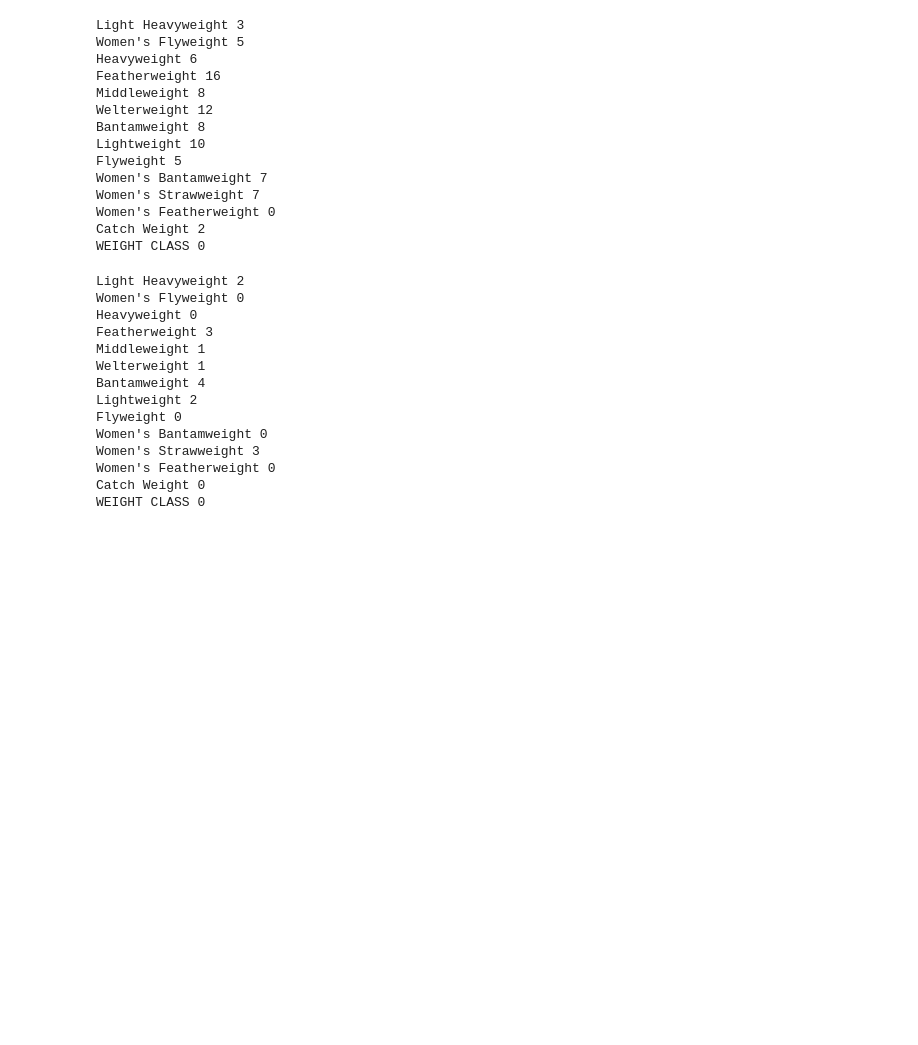
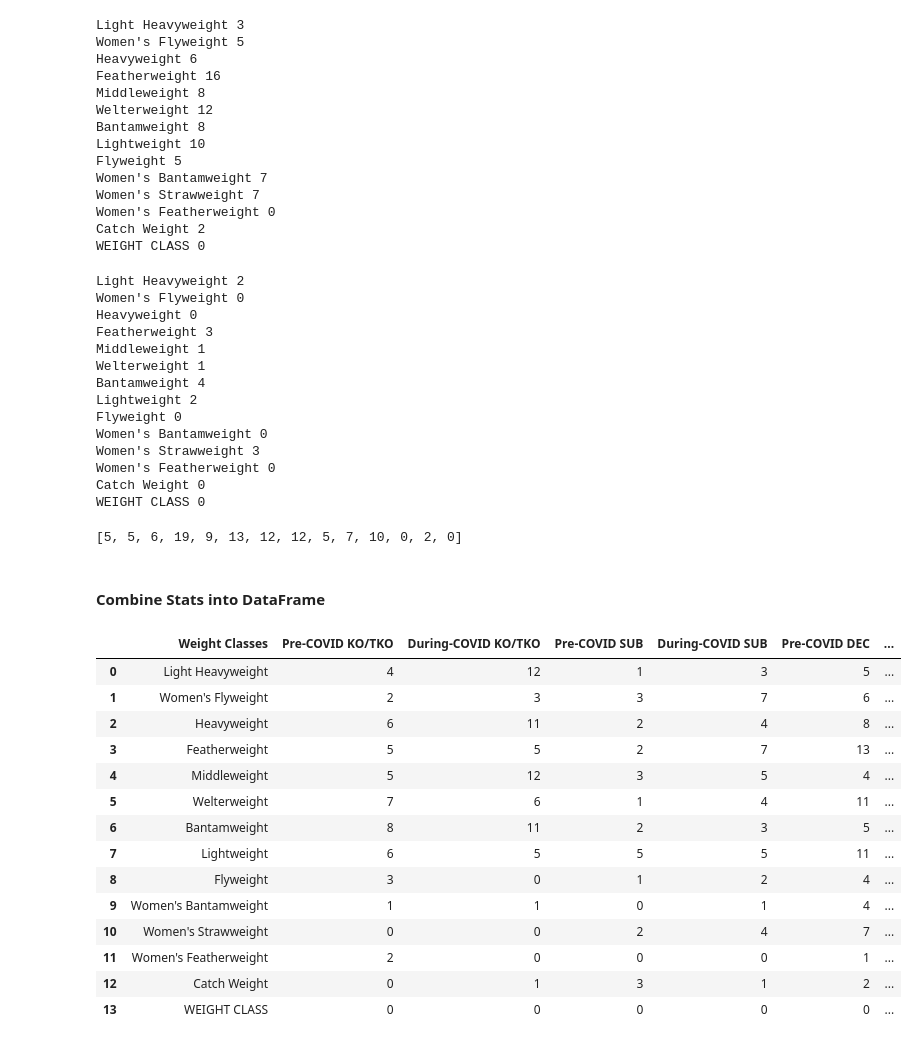
Before and after one commit to yuyhong23/UFC-COVID, a Jupyter notebook: Project_One_Visualization_and_Analysis-SetUp.ipynb, the cells around one changed output. Cells and saved outputs as stored; diff of their text form; code cells hidden in the pictures; blank space fills up the shorter version.

Commit message:
Updated the set up jupyter notebook. Added more scripts for pulling out the data we need for creating graphs. Also created dataframes of those data, to make it easier to graph.

```diff
--- a/Project_One_Visualization_and_Analysis-SetUp.ipynb
+++ b/Project_One_Visualization_and_Analysis-SetUp.ipynb
@@ -487,0 +745,4 @@ WEIGHT CLASS 0
+# %%
+# Adding u-dec and s-dec together
+pre_decision = [x + y for x, y in zip(u_dec_classes, s_dec_classes)]
+pre_decision
@@ -613,3 +876,37 @@ Women's Strawweight 3
 Women's Featherweight 0
 Catch Weight 0
 WEIGHT CLASS 0
+# %%
+# Adding u-dec and s-dec together
+during_decision = [x + y for x, y in zip(covid_u_dec_classes, covid_s_dec_classes)]
+during_decision
+# %% [output]
+[5, 5, 6, 19, 9, 13, 12, 12, 5, 7, 10, 0, 2, 0]
+# %% [markdown]
+#### Combine Stats into DataFrame
+# %%
+# Create a dataframe for these values
+weight_classes_data = pd.DataFrame({"Weight Classes":weight_classes,
+                                   "Pre-COVID KO/TKO":ko_tko_classes,
+                                   "During-COVID KO/TKO":covid_ko_tko_classes,
+                                   "Pre-COVID SUB":sub_classes,
+                                    "During-COVID SUB":covid_sub_classes,
+                                   "Pre-COVID DEC":pre_decision,
+                                   "During-COVID DEC":during_decision})
+weight_classes_data
+# %% [output]
+|  | Weight Classes | Pre-COVID KO/TKO | During-COVID KO/TKO | Pre-COVID SUB | During-COVID SUB | Pre-COVID DEC | ... |
+| 0 | Light Heavyweight | 4 | 12 | 1 | 3 | 5 | ... |
+| 1 | Women's Flyweight | 2 | 3 | 3 | 7 | 6 | ... |
+| 2 | Heavyweight | 6 | 11 | 2 | 4 | 8 | ... |
+| 3 | Featherweight | 5 | 5 | 2 | 7 | 13 | ... |
+| 4 | Middleweight | 5 | 12 | 3 | 5 | 4 | ... |
+| 5 | Welterweight | 7 | 6 | 1 | 4 | 11 | ... |
+| 6 | Bantamweight | 8 | 11 | 2 | 3 | 5 | ... |
+| 7 | Lightweight | 6 | 5 | 5 | 5 | 11 | ... |
+| 8 | Flyweight | 3 | 0 | 1 | 2 | 4 | ... |
+| 9 | Women's Bantamweight | 1 | 1 | 0 | 1 | 4 | ... |
+| 10 | Women's Strawweight | 0 | 0 | 2 | 4 | 7 | ... |
+| 11 | Women's Featherweight | 2 | 0 | 0 | 0 | 1 | ... |
+| 12 | Catch Weight | 0 | 1 | 3 | 1 | 2 | ... |
+| 13 | WEIGHT CLASS | 0 | 0 | 0 | 0 | 0 | ... |
```
Also changed, not shown: parts of 33 cells of this notebook.
